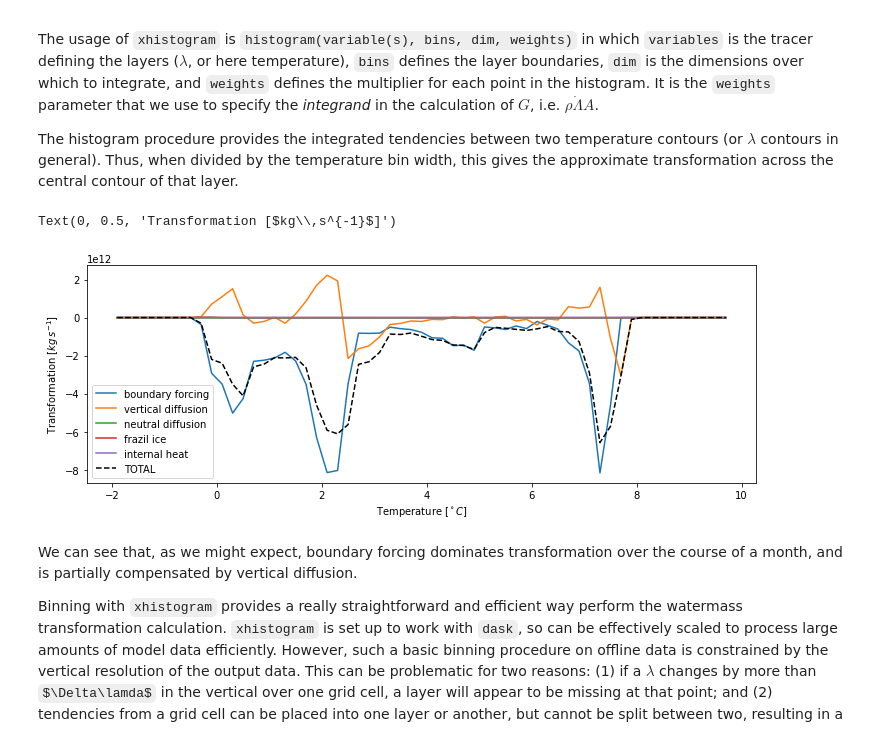
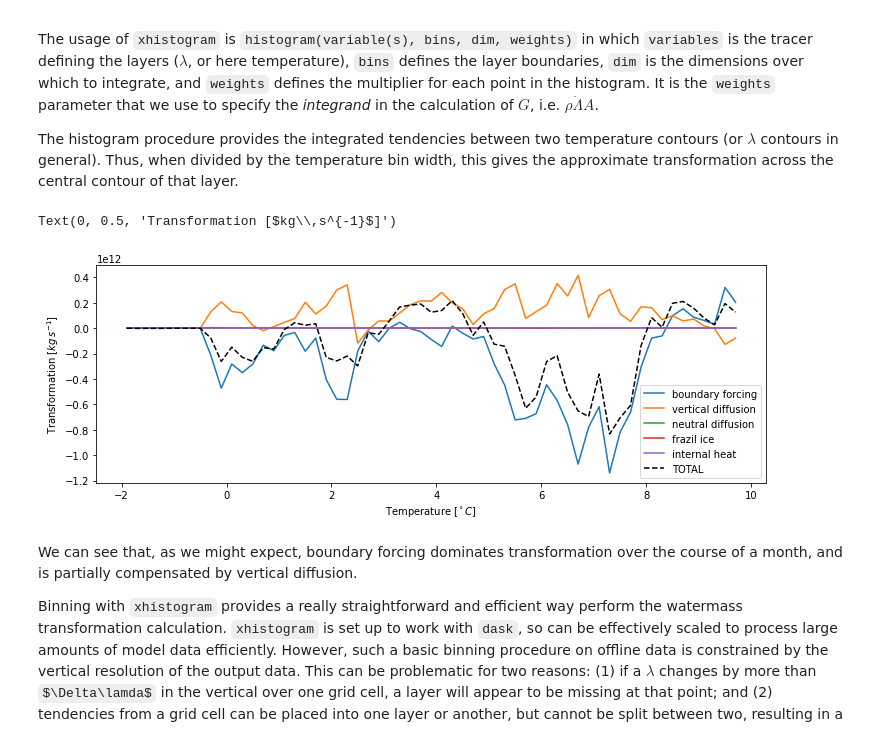
Before and after one commit to gmacgilchrist/wmt_bgc, a Jupyter notebook: notebooks/tutorial_wmt.ipynb, the cells around one changed output. Saved outputs shown, nothing was run; the diff lists cells and outputs as text; code cells hidden in the pictures; some formulas as TeX source.

```diff
--- a/notebooks/tutorial_wmt.ipynb
+++ b/notebooks/tutorial_wmt.ipynb
@@ -49,13 +49,14 @@ for suffix in suffixs:
 gridname = '19000101.ocean_static.nc'
 grid = xr.open_dataset(rootdir+gridname).squeeze()
 
-# Specify the diffusive tendency terms for heat
-terms = ['boundary_forcing_heat_tendency','opottempdiff','opottemppmdiff','frazil_heat_tendency','internal_heat_heat_tendency']
-names = {'boundary_forcing_heat_tendency':'boundary forcing',
-         'opottempdiff':'vertical diffusion',
-         'opottemppmdiff':'neutral diffusion',
-         'frazil_heat_tendency':'frazil ice',
-         'internal_heat_heat_tendency':'internal heat'}
+# Specify the diffusive tendency terms
+processes=['boundary forcing','vertical diffusion','neutral diffusion','frazil ice','internal heat']
+terms = {}
+terms['heat'] = {'boundary forcing':'boundary_forcing_heat_tendency',
+         'vertical diffusion':'opottempdiff',
+         'neutral diffusion':'opottemppmdiff',
+         'frazil ice':'frazil_heat_tendency',
+         'internal heat':'internal_heat_heat_tendency'}
 # Specify the tracer range and bin widths (\delta\lambda) for the calculation
 delta_l = 0.2
 lmin = -2
@@ -63,7 +64,7 @@ lmax = 10
 bins = np.arange(lmin,lmax,delta_l)
 # Specify constants for the reference density and the specific heat capacity
 rho0 = 1035.
-cp = 3992.
+Cp = 3992.
 # %% [markdown]
 #### Simple binning with `xhistogram`
 For each of the diffusive heat tendencies, calculate the discrete expression of $G$ given above. The binning procedure is equivalent to applying the boxcar function and discrete summation in that expression. Note the heat tendencies need to be divided by the specific heat capacity ($c_p = 3992 \,Jkg^{-1}K^{-1}$) to convert them to a tendency in vertically-integrated temperature.
@@ -73,26 +74,27 @@
 The histogram procedure provides the integrated tendencies between two temperature contours (or $\lambda$ contours in general). Thus, when divided by the temperature bin width, this gives the approximate transformation across the central contour of that layer.
 # %%
 G = xr.Dataset()
-for term in terms:
+for process in processes:
+    term = terms['heat'][process]
     nanmask = np.isnan(ds[term])
-    G[term] = histogram(ds['temp'].where(~nanmask).squeeze(),
+    G[process] = histogram(ds['temp'].where(~nanmask).squeeze(),
                         bins=[bins],
                         dim=['xh','yh','zl'],
-                        weights=(rho0*(ds[term]/cp)*grid['areacello']).where(~nanmask).squeeze())/np.diff(bins)
+                        weights=(rho0*(ds[term]/Cp)*grid['areacello']).where(~nanmask).squeeze())/np.diff(bins)
 # %%
+# Plot the time-mean transformation
 fig, ax = plt.subplots(figsize=(12,4))
-total = xr.zeros_like(G[terms[0]].isel(time=0))
-for term in terms:
-    # Just plot the first timestep
-    ax.plot(G['temp_bin'],G[term].isel(time=0),label=names[term])
-    total += G[term].isel(time=0)
+total = xr.zeros_like(G[processes[0]].mean('time'))
+for process in processes:
+    ax.plot(G['temp_bin'],G[process].mean('time'),label=process)
+    total += G[process].mean('time')
 ax.plot(G['temp_bin'],total,color='k',linestyle='--',label='TOTAL')
 ax.legend()
 ax.set_xlabel('Temperature [$^\circ C$]')
 ax.set_ylabel('Transformation [$kg\,s^{-1}$]')
 # %% [output]
 Text(0, 0.5, 'Transformation [$kg\\,s^{-1}$]')
-[figure, old version]
+[figure, new version]
 # %% [markdown]
 We can see that, as we might expect, boundary forcing dominates transformation over the course of a month, and is partially compensated by vertical diffusion.
 
```
Also changed, not shown: parts of 14 cells of this notebook.
